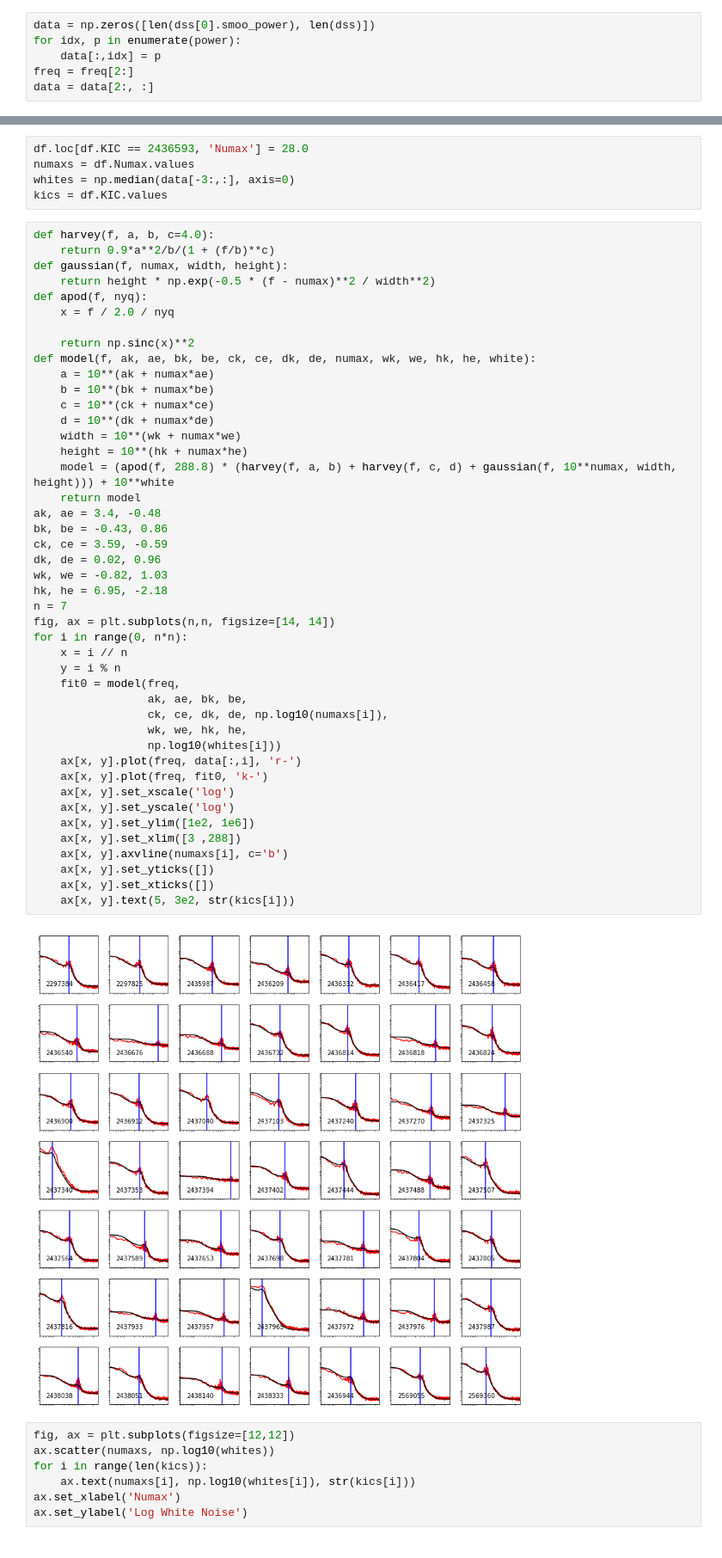
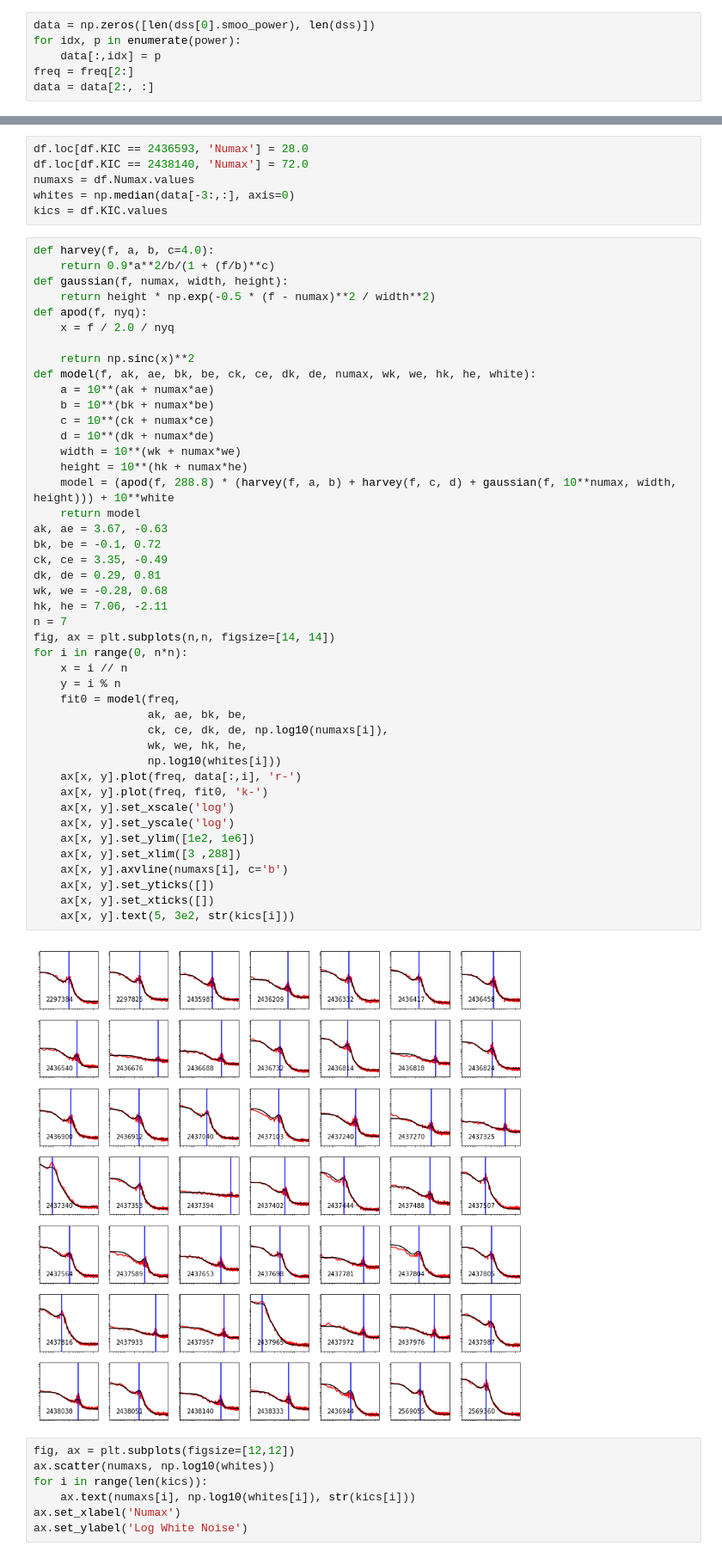
Before and after one commit to grd349/ClusterUp, a Jupyter notebook: coeff_lvars.ipynb, the cells around one changed output, grey strips where cells are left out. Shown at 86% size. Drawn from its saved outputs; the diff is of its cells as text.

```diff
--- a/coeff_lvars.ipynb
+++ b/coeff_lvars.ipynb
@@ -52,5 +52,6 @@ Text(0,0.5,'Rebinned power')
 # %%
 df.loc[df.KIC == 2436593, 'Numax'] = 28.0
+df.loc[df.KIC == 2438140, 'Numax'] = 72.0
 numaxs = df.Numax.values
 whites = np.median(data[-3:,:], axis=0)
 kics = df.KIC.values
@@ -66,40 +67,40 @@ def apod(f, nyq):
 def model(f, ak, ae, bk, be, ck, ce, dk, de, numax, wk, we, hk, he, white):
     a = 10**(ak + numax*ae)
     b = 10**(bk + numax*be)
     c = 10**(ck + numax*ce)
     d = 10**(dk + numax*de)
     width = 10**(wk + numax*we)
     height = 10**(hk + numax*he)
     model = (apod(f, 288.8) * (harvey(f, a, b) + harvey(f, c, d) + gaussian(f, 10**numax, width, height))) + 10**white
     return model
-ak, ae = 3.4, -0.48
-bk, be = -0.43, 0.86
-ck, ce = 3.59, -0.59
-dk, de = 0.02, 0.96
-wk, we = -0.82, 1.03
-hk, he = 6.95, -2.18
+ak, ae = 3.67, -0.63
+bk, be = -0.1, 0.72
+ck, ce = 3.35, -0.49
+dk, de = 0.29, 0.81
+wk, we = -0.28, 0.68
+hk, he = 7.06, -2.11
 n = 7
 fig, ax = plt.subplots(n,n, figsize=[14, 14])
 for i in range(0, n*n):
     x = i // n
     y = i % n
     fit0 = model(freq,
                  ak, ae, bk, be,
                  ck, ce, dk, de, np.log10(numaxs[i]),
                  wk, we, hk, he,
                  np.log10(whites[i]))
     ax[x, y].plot(freq, data[:,i], 'r-')
     ax[x, y].plot(freq, fit0, 'k-')
     ax[x, y].set_xscale('log')
     ax[x, y].set_yscale('log')
     ax[x, y].set_ylim([1e2, 1e6])
     ax[x, y].set_xlim([3 ,288])
     ax[x, y].axvline(numaxs[i], c='b')
     ax[x, y].set_yticks([])
     ax[x, y].set_xticks([])
     ax[x, y].text(5, 3e2, str(kics[i]))
 # %% [output]
-[figure, old version]
+[figure, new version]
 # %%
 fig, ax = plt.subplots(figsize=[12,12])
 ax.scatter(numaxs, np.log10(whites))
```
Also changed, not shown: parts of 8 cells of this notebook, 2 other files.
